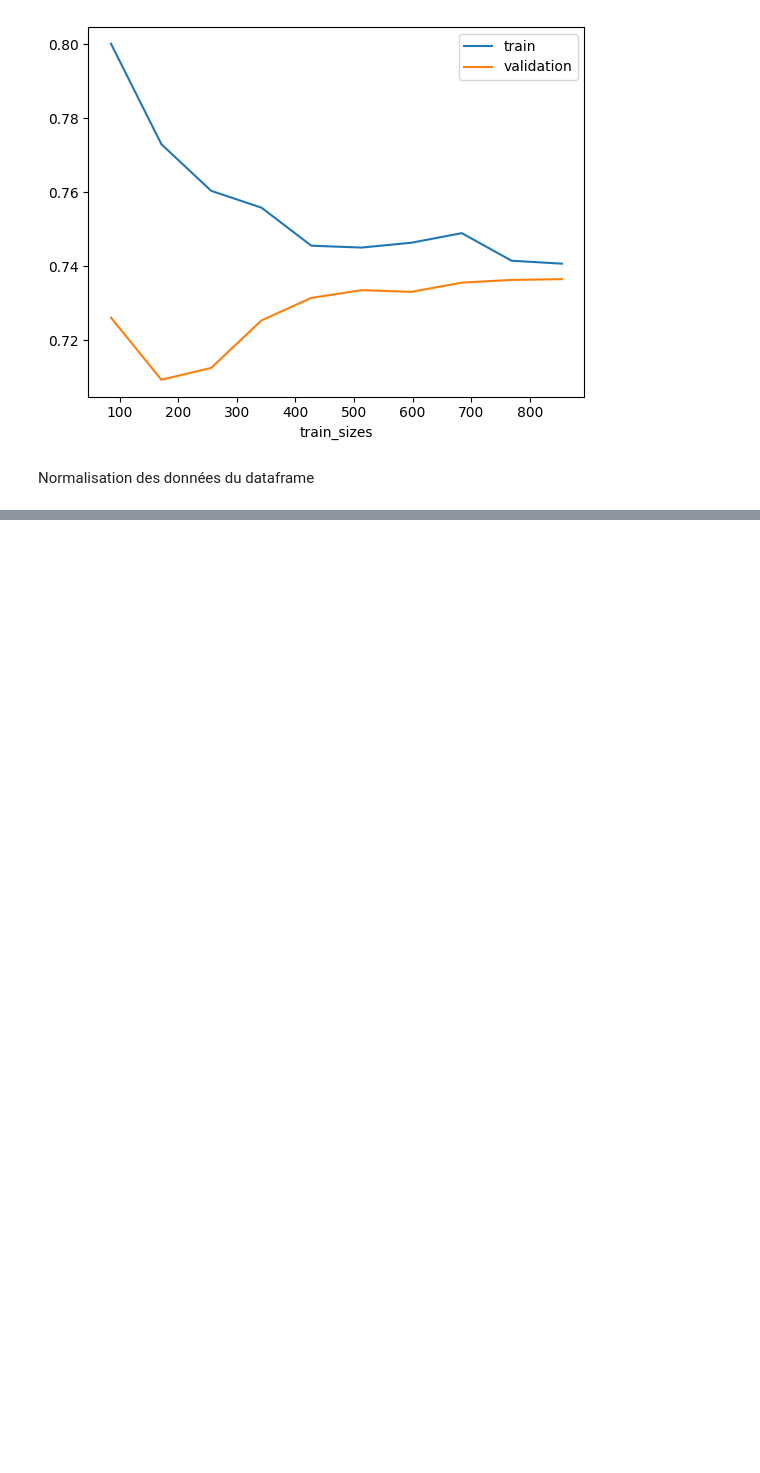
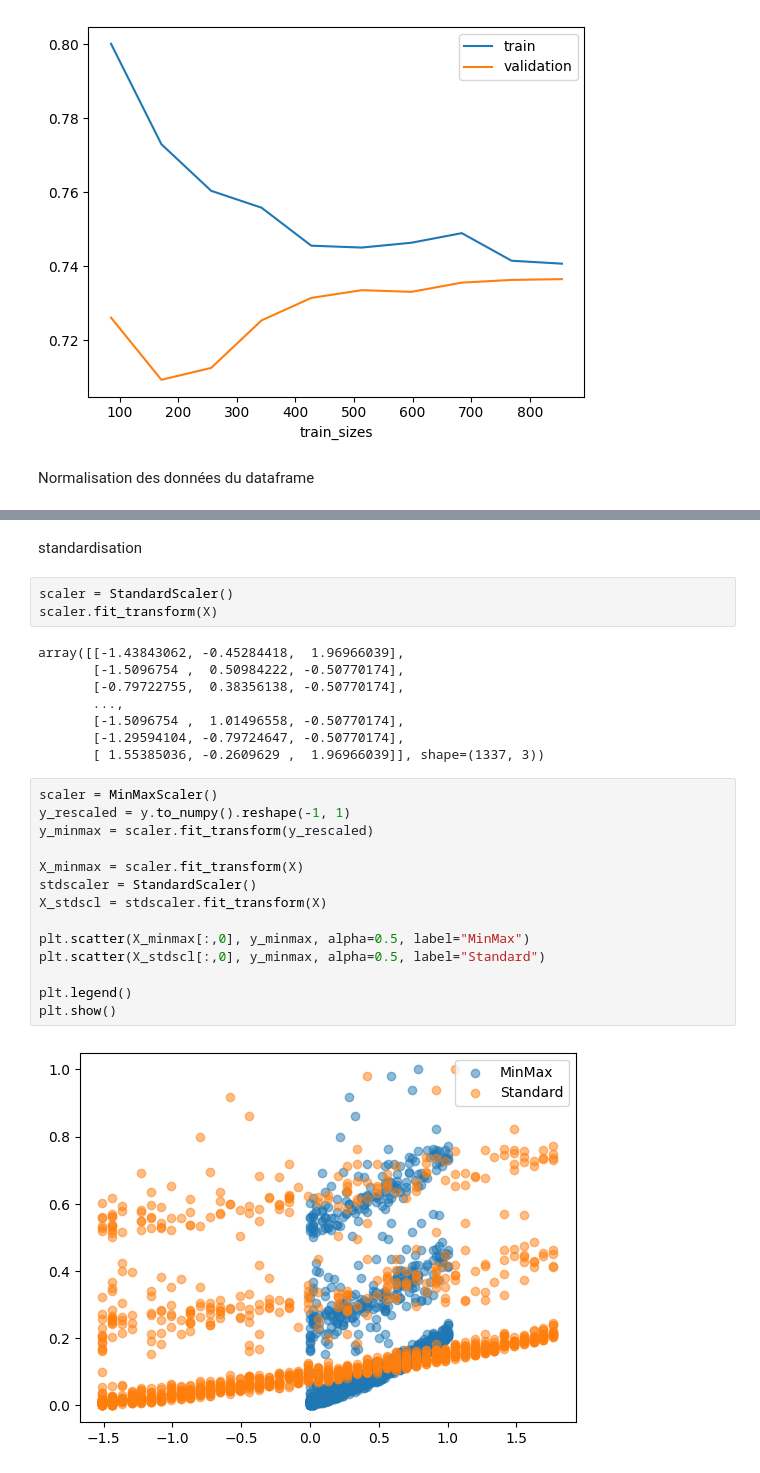
Before and after one commit to gvannesson/Projet_assurance, a Jupyter notebook: modelisation.ipynb, the cells around one changed output, grey strips where cells are left out. Drawn from its saved outputs; the diff is of its cells as text; blank space fills up the shorter version.

```diff
--- a/modelisation.ipynb
+++ b/modelisation.ipynb
@@ -210,0 +240,29 @@ plt.show()
+# %% [markdown]
+standardisation
+# %%
+scaler = StandardScaler()
+scaler.fit_transform(X)
+# %% [output]
+array([[-1.43843062, -0.45284418,  1.96966039],
+       [-1.5096754 ,  0.50984222, -0.50770174],
+       [-0.79722755,  0.38356138, -0.50770174],
+       ...,
+       [-1.5096754 ,  1.01496558, -0.50770174],
+       [-1.29594104, -0.79724647, -0.50770174],
+       [ 1.55385036, -0.2609629 ,  1.96966039]], shape=(1337, 3))
+# %%
+scaler = MinMaxScaler()
+y_rescaled = y.to_numpy().reshape(-1, 1)
+y_minmax = scaler.fit_transform(y_rescaled)
+
+X_minmax = scaler.fit_transform(X)
+stdscaler = StandardScaler()
+X_stdscl = stdscaler.fit_transform(X)
+
+plt.scatter(X_minmax[:,0], y_minmax, alpha=0.5, label="MinMax")
+plt.scatter(X_stdscl[:,0], y_minmax, alpha=0.5, label="Standard")
+
+plt.legend()
+plt.show()
+# %% [output]
+[figure, added]
```
Also changed, not shown: parts of 37 cells of this notebook, 1 other file.
